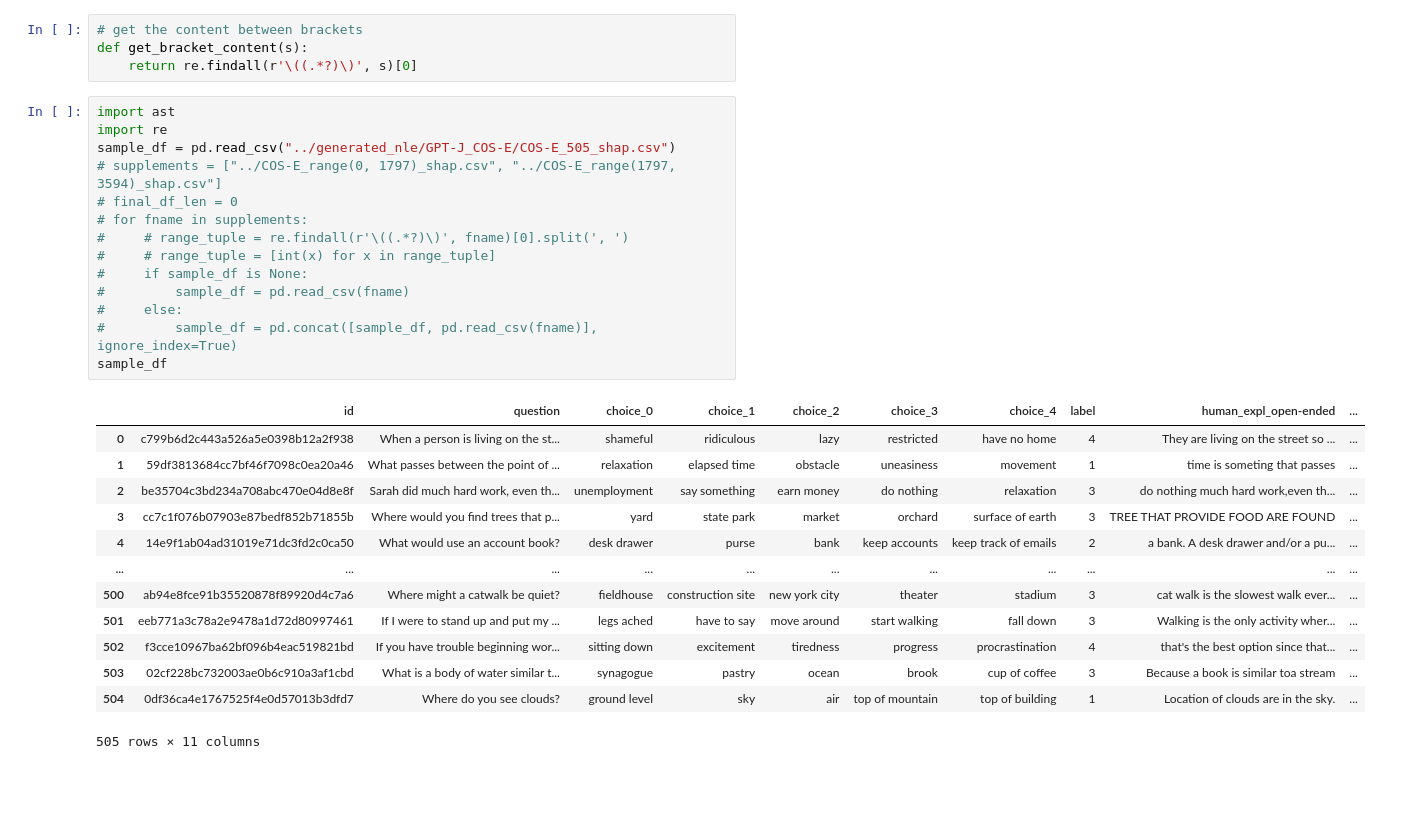
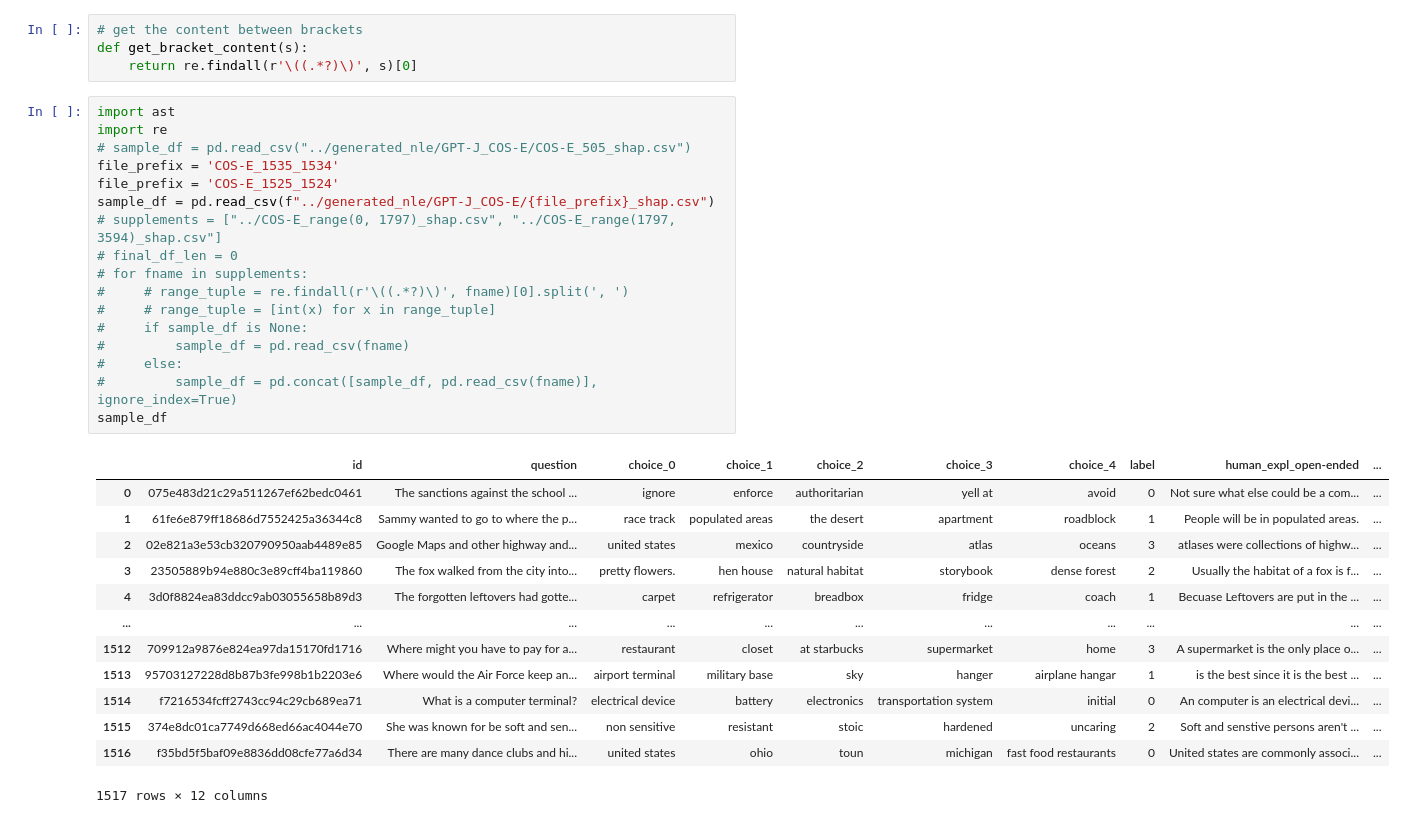
Before and after one commit to LittleDijkstraZ/Probing-for-NLE, a Jupyter notebook: demo/CoS-E SHAP probe general.ipynb, the cells around one changed output. Cells and saved outputs as stored; diff of their text form; blank space fills up the shorter version.

```diff
--- a/demo/CoS-E SHAP probe general.ipynb
+++ b/demo/CoS-E SHAP probe general.ipynb
@@ -622,28 +509,31 @@ def get_bracket_content(s):
 # %%
 import ast
 import re
-sample_df = pd.read_csv("../generated_nle/GPT-J_COS-E/COS-E_505_shap.csv")
+# sample_df = pd.read_csv("../generated_nle/GPT-J_COS-E/COS-E_505_shap.csv")
+file_prefix = 'COS-E_1535_1534'
+file_prefix = 'COS-E_1525_1524'
+sample_df = pd.read_csv(f"../generated_nle/GPT-J_COS-E/{file_prefix}_shap.csv")
 # supplements = ["../COS-E_range(0, 1797)_shap.csv", "../COS-E_range(1797, 3594)_shap.csv"]
 # final_df_len = 0
 # for fname in supplements:
 #     # range_tuple = re.findall(r'\((.*?)\)', fname)[0].split(', ')
 #     # range_tuple = [int(x) for x in range_tuple]
 #     if sample_df is None:
 #         sample_df = pd.read_csv(fname)
 #     else:
 #         sample_df = pd.concat([sample_df, pd.read_csv(fname)], ignore_index=True)
 sample_df
 # %% [output]
 |  | id | question | choice_0 | choice_1 | choice_2 | choice_3 | choice_4 | label | human_expl_open-ended | ... |
-| 0 | c799b6d2c443a526a5e0398b12a2f938 | When a person is living on the st... | shameful | ridiculous | lazy | restricted | have no home | 4 | They are living on the street so ... | ... |
-| 1 | 59df3813684cc7bf46f7098c0ea20a46 | What passes between the point of ... | relaxation | elapsed time | obstacle | uneasiness | movement | 1 | time is someting that passes | ... |
-| 2 | be35704c3bd234a708abc470e04d8e8f | Sarah did much hard work, even th... | unemployment | say something | earn money | do nothing | relaxation | 3 | do nothing much hard work,even th... | ... |
-| 3 | cc7c1f076b07903e87bedf852b71855b | Where would you find trees that p... | yard | state park | market | orchard | surface of earth | 3 | TREE THAT PROVIDE FOOD ARE FOUND | ... |
-| 4 | 14e9f1ab04ad31019e71dc3fd2c0ca50 | What would use an account book? | desk drawer | purse | bank | keep accounts | keep track of emails | 2 | a bank. A desk drawer and/or a pu... | ... |
+| 0 | 075e483d21c29a511267ef62bedc0461 | The sanctions against the school ... | ignore | enforce | authoritarian | yell at | avoid | 0 | Not sure what else could be a com... | ... |
+| 1 | 61fe6e879ff18686d7552425a36344c8 | Sammy wanted to go to where the p... | race track | populated areas | the desert | apartment | roadblock | 1 | People will be in populated areas. | ... |
+| 2 | 02e821a3e53cb320790950aab4489e85 | Google Maps and other highway and... | united states | mexico | countryside | atlas | oceans | 3 | atlases were collections of highw... | ... |
+| 3 | 23505889b94e880c3e89cff4ba119860 | The fox walked from the city into... | pretty flowers. | hen house | natural habitat | storybook | dense forest | 2 | Usually the habitat of a fox is f... | ... |
+| 4 | 3d0f8824ea83ddcc9ab03055658b89d3 | The forgotten leftovers had gotte... | carpet | refrigerator | breadbox | fridge | coach | 1 | Becuase Leftovers are put in the ... | ... |
 | ... | ... | ... | ... | ... | ... | ... | ... | ... | ... | ... |
-| 500 | ab94e8fce91b35520878f89920d4c7a6 | Where might a catwalk be quiet? | fieldhouse | construction site | new york city | theater | stadium | 3 | cat walk is the slowest walk ever... | ... |
-| 501 | eeb771a3c78a2e9478a1d72d80997461 | If I were to stand up and put my ... | legs ached | have to say | move around | start walking | fall down | 3 | Walking is the only activity wher... | ... |
-| 502 | f3cce10967ba62bf096b4eac519821bd | If you have trouble beginning wor... | sitting down | excitement | tiredness | progress | procrastination | 4 | that's the best option since that... | ... |
-| 503 | 02cf228bc732003ae0b6c910a3af1cbd | What is a body of water similar t... | synagogue | pastry | ocean | brook | cup of coffee | 3 | Because a book is similar toa stream | ... |
-| 504 | 0df36ca4e1767525f4e0d57013b3dfd7 | Where do you see clouds? | ground level | sky | air | top of mountain | top of building | 1 | Location of clouds are in the sky. | ... |
+| 1512 | 709912a9876e824ea97da15170fd1716 | Where might you have to pay for a... | restaurant | closet | at starbucks | supermarket | home | 3 | A supermarket is the only place o... | ... |
+| 1513 | 95703127228d8b87b3fe998b1b2203e6 | Where would the Air Force keep an... | airport terminal | military base | sky | hanger | airplane hangar | 1 | is the best since it is the best ... | ... |
+| 1514 | f7216534fcff2743cc94c29cb689ea71 | What is a computer terminal? | electrical device | battery | electronics | transportation system | initial | 0 | An computer is an electrical devi... | ... |
+| 1515 | 374e8dc01ca7749d668ed66ac4044e70 | She was known for be soft and sen... | non sensitive | resistant | stoic | hardened | uncaring | 2 | Soft and senstive persons aren't ... | ... |
+| 1516 | f35bd5f5baf09e8836dd08cfe77a6d34 | There are many dance clubs and hi... | united states | ohio | toun | michigan | fast food restaurants | 0 | United states are commonly associ... | ... |
-505 rows × 11 columns
+1517 rows × 12 columns
```
Also changed, not shown: parts of 27 cells of this notebook, 12 other files.
